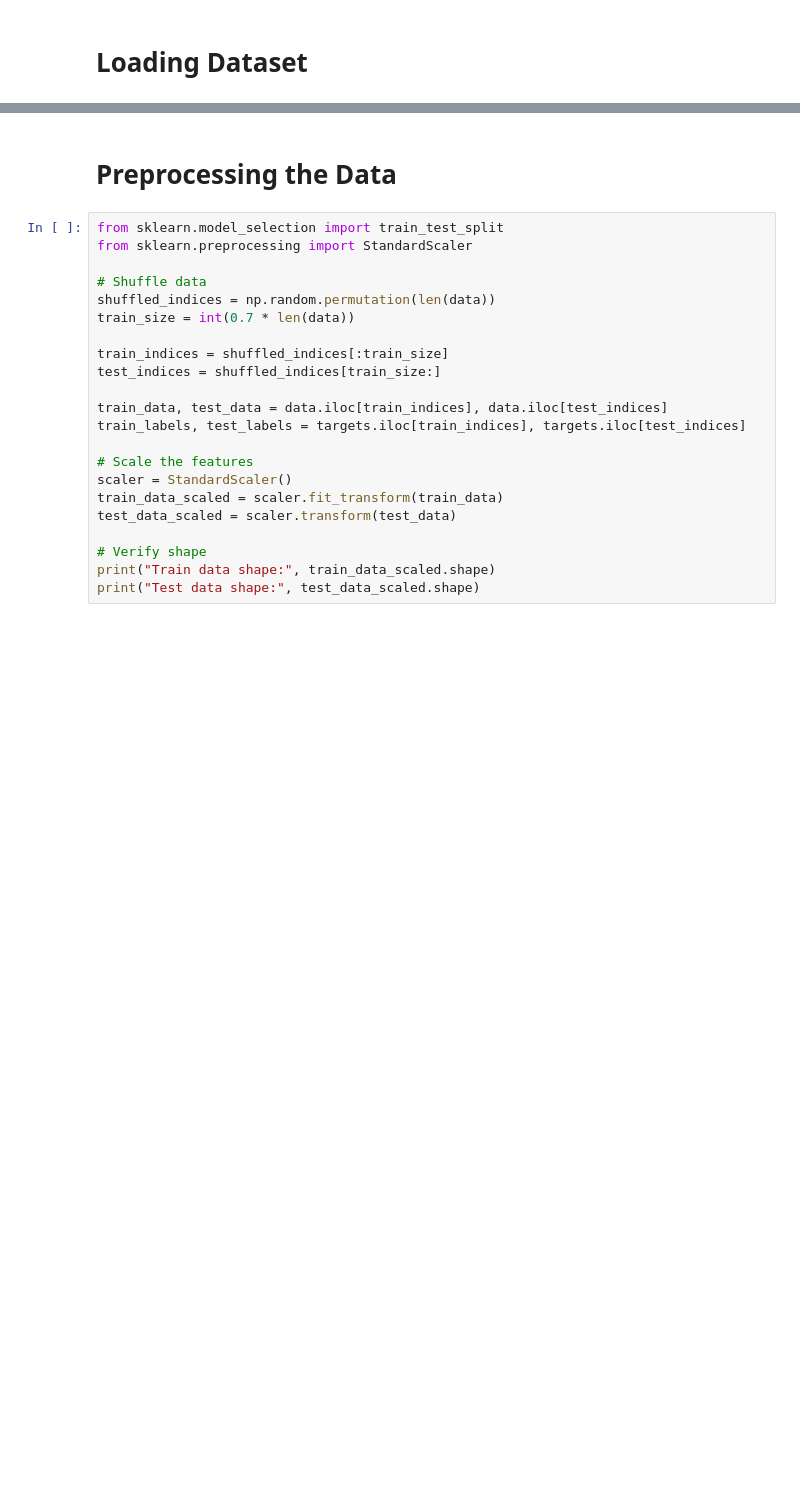
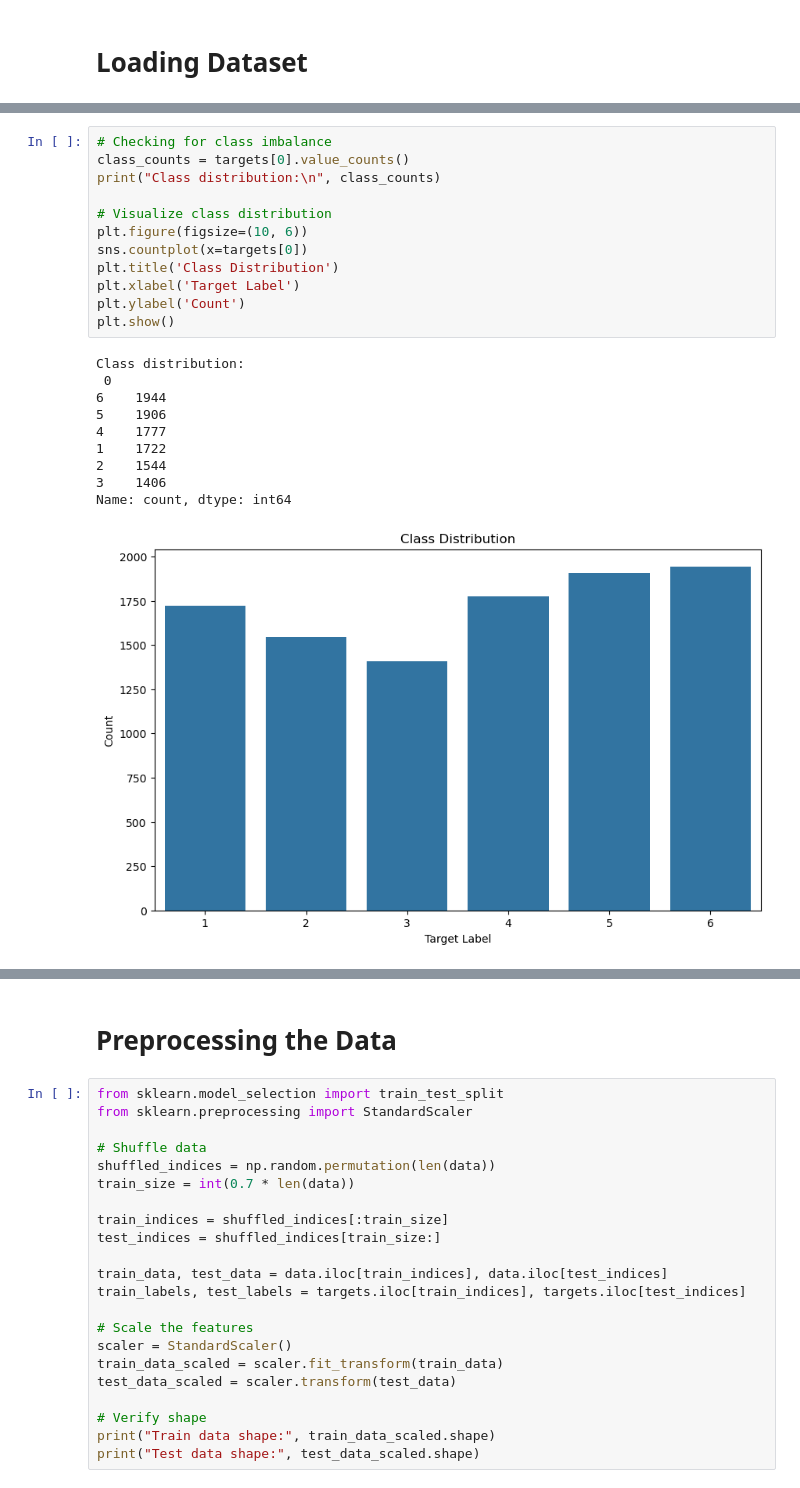
Before and after one commit to nelsondca/Gesture-UI, a Jupyter notebook: data.ipynb, the cells around one changed output, grey strips where cells are left out. Cells and saved outputs as stored; diff of their text form; blank space fills up the shorter version.

```diff
--- a/data.ipynb
+++ b/data.ipynb
@@ -64,0 +83,23 @@ Dataset:
+# %%
+# Checking for class imbalance
+class_counts = targets[0].value_counts()
+print("Class distribution:\n", class_counts)
+
+# Visualize class distribution
+plt.figure(figsize=(10, 6))
+sns.countplot(x=targets[0])
+plt.title('Class Distribution')
+plt.xlabel('Target Label')
+plt.ylabel('Count')
+plt.show()
+# %% [output]
+Class distribution:
+ 0
+6    1944
+5    1906
+4    1777
+1    1722
+2    1544
+3    1406
+Name: count, dtype: int64
+[figure, added]
```
Also changed, not shown: parts of 6 cells of this notebook.
